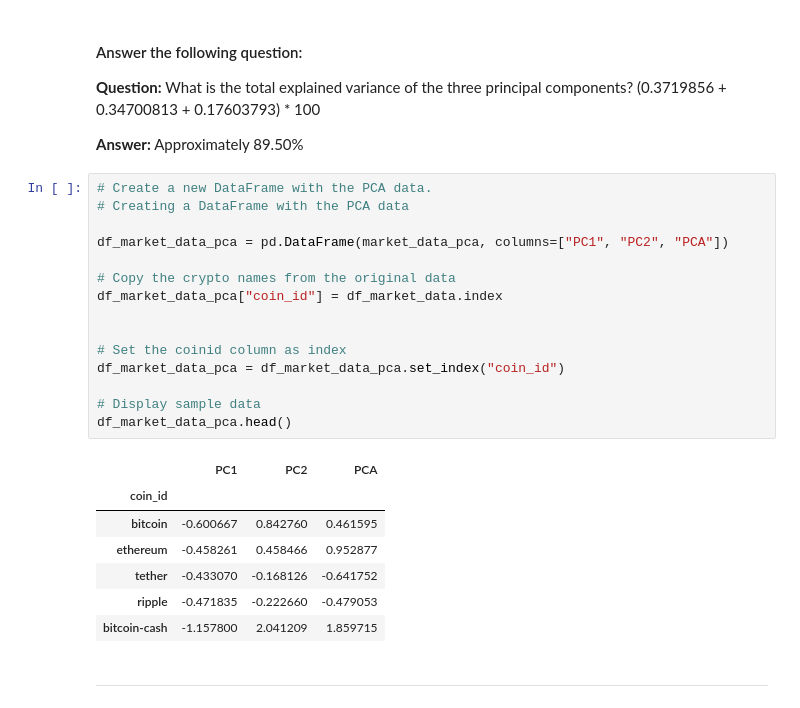
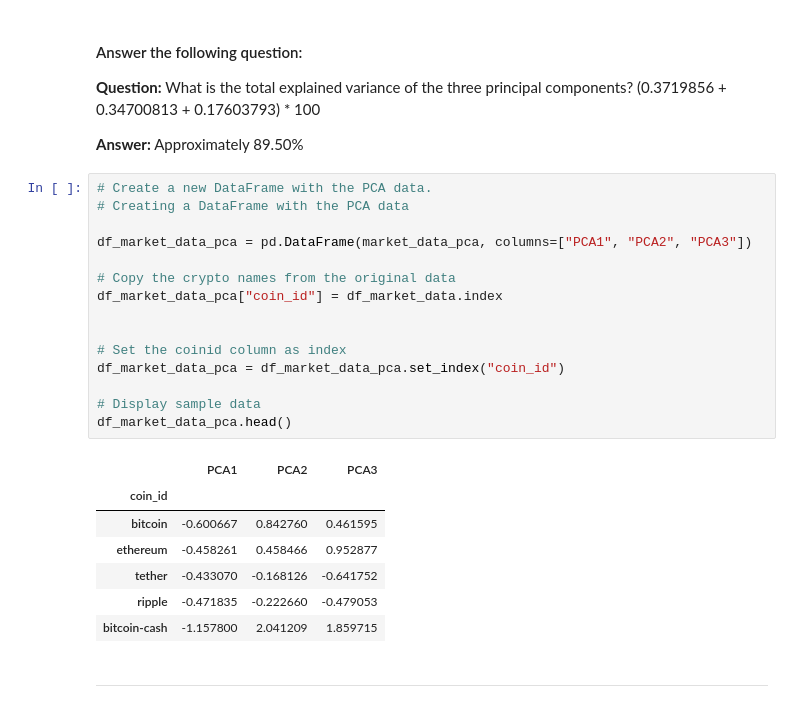
Before and after one commit to chikacoka/CryptoClustering, a Jupyter notebook: Crypto_Clustering.ipynb, the cells around one changed output. Cells and saved outputs as stored; diff of their text form.

```diff
--- a/Crypto_Clustering.ipynb
+++ b/Crypto_Clustering.ipynb
@@ -231,20 +230,20 @@ array([0.3719856 , 0.34700813, 0.17603793])
 # %%
 # Create a new DataFrame with the PCA data.
 # Creating a DataFrame with the PCA data
 
-df_market_data_pca = pd.DataFrame(market_data_pca, columns=["PC1", "PC2", "PCA"])
+df_market_data_pca = pd.DataFrame(market_data_pca, columns=["PCA1", "PCA2", "PCA3"])
 
 # Copy the crypto names from the original data
 df_market_data_pca["coin_id"] = df_market_data.index
 
 
 # Set the coinid column as index
 df_market_data_pca = df_market_data_pca.set_index("coin_id")
 
 # Display sample data
 df_market_data_pca.head()
 # %% [output]
-|  | PC1 | PC2 | PCA |
+|  | PCA1 | PCA2 | PCA3 |
 | coin_id |  |  |  |
 | bitcoin | -0.600667 | 0.842760 | 0.461595 |
 | ethereum | -0.458261 | 0.458466 | 0.952877 |
```
Also changed, not shown: parts of 10 cells of this notebook.
